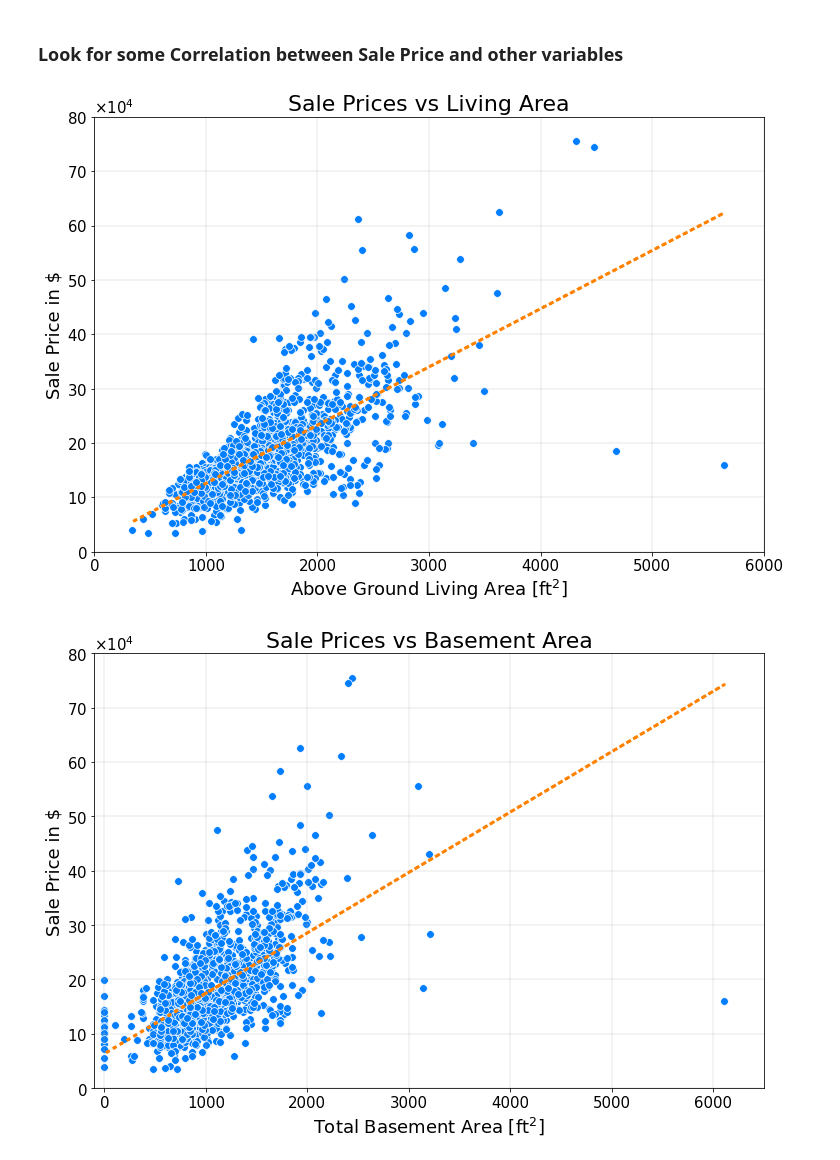
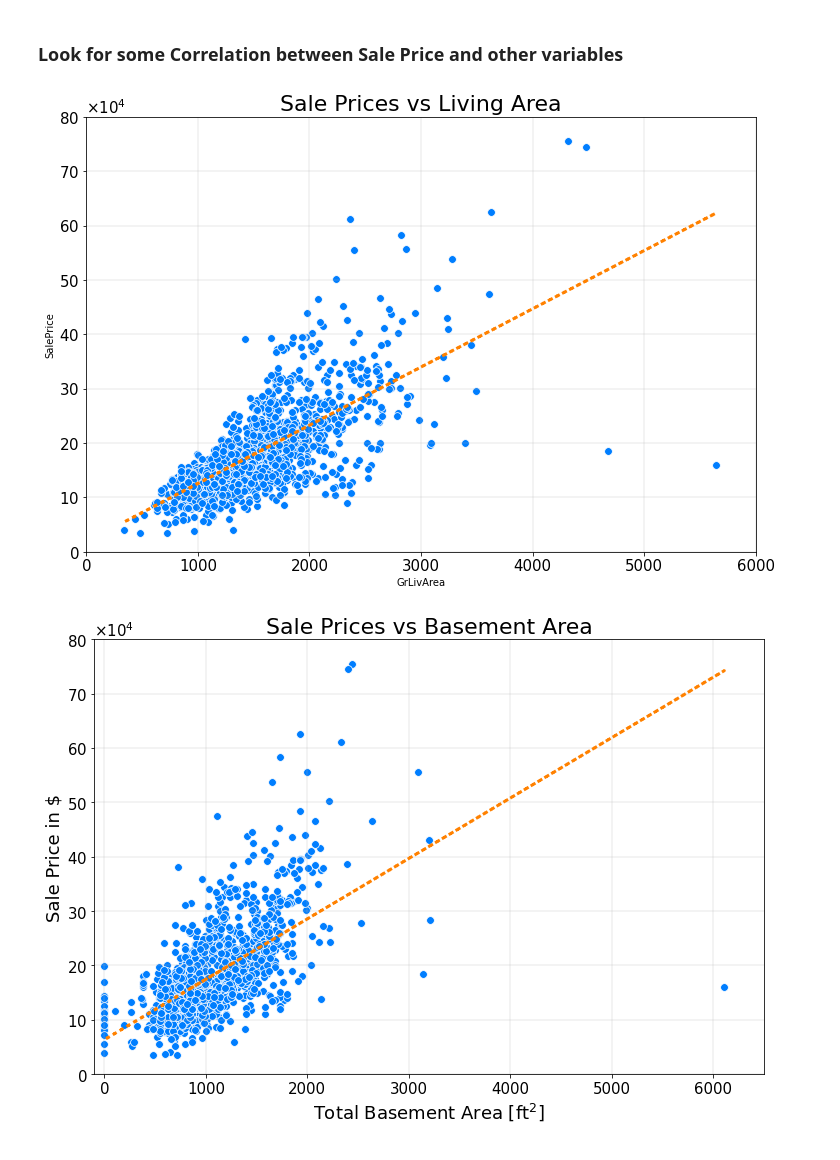
Before and after one commit to niklai99/House-Prices, a Jupyter notebook: house_pricing.ipynb, the cells around one changed output. Saved outputs shown, nothing was run; the diff lists cells and outputs as text; code cells hidden in the pictures.

Commit message:
Updated figures

```diff
--- a/house_pricing.ipynb
+++ b/house_pricing.ipynb
@@ -86,31 +86,31 @@ def lin(x, a, b):
 def exp(x, a, b, c):
     return a * np.exp(b * x) + c
 # %%
-fig1 = plt.figure(figsize=(12,8))
-ax1 = fig1.add_subplot(1, 1, 1)
-ax1.grid(axis='both', linewidth = .3)
+fig = plt.figure(figsize=(12,8))
+ax = fig.add_subplot(1, 1, 1)
+ax.grid(axis='both', linewidth = .3)
 
 par_lin, cov_lin = curve_fit(lin, df_train['GrLivArea'], df_train['SalePrice'])
 
-sns.scatterplot(x = df_train['GrLivArea'], y = df_train['SalePrice'], color = '#007EFF', s = 60, ax = ax1)
+sns.scatterplot(x = df_train['GrLivArea'], y = df_train['SalePrice'], color = '#007EFF', s = 60, ax = ax)
 
-ax1.plot(df_train['GrLivArea'], lin(df_train['GrLivArea'], *par_lin), color = '#ff8100', linewidth = 3, linestyle = 'dotted')
+ax.plot(df_train['GrLivArea'], lin(df_train['GrLivArea'], *par_lin), color = '#ff8100', linewidth = 3, linestyle = 'dotted')
 
-ax1.set_xlabel(r'Above Ground Living Area [ft$^2$]', fontsize = 18)
-ax1.set_ylabel('Sale Price in $', fontsize = 18)
-ax1.set_title('Sale Prices vs Living Area', fontsize = 22)
+#ax.set_xlabel(r'Above Ground Living Area [ft$^2$]', fontsize = 18)
+#ax.set_ylabel('Sale Price in $', fontsize = 18)
+ax.set_title('Sale Prices vs Living Area', fontsize = 22)
 
-ax1.tick_params(axis = 'both', which = 'major', labelsize = 15)
-ax1.yaxis.get_offset_text().set_fontsize(15)
-ax1.yaxis.set_major_formatter(ScalarFormatter(useMathText=True))
-ax1.ticklabel_format(axis = 'y', style = 'sci', scilimits = (4,4))
+ax.tick_params(axis = 'both', which = 'major', labelsize = 15)
+ax.yaxis.get_offset_text().set_fontsize(15)
+ax.yaxis.set_major_formatter(ScalarFormatter(useMathText=True))
+ax.ticklabel_format(axis = 'y', style = 'sci', scilimits = (4,4))
 
-ax1.set_xlim(left = 0, right = 6000)
-ax1.set_ylim(bottom = 0, top = 8e5)
+ax.set_xlim(left = 0, right = 6000)
+ax.set_ylim(bottom = 0, top = 8e5)
 
 plt.show();
 # %% [output]
-[figure, old version]
+[figure, new version]
 # %%
 fig = plt.figure(figsize=(12,8))
 ax = fig.add_subplot(1, 1, 1)
```
